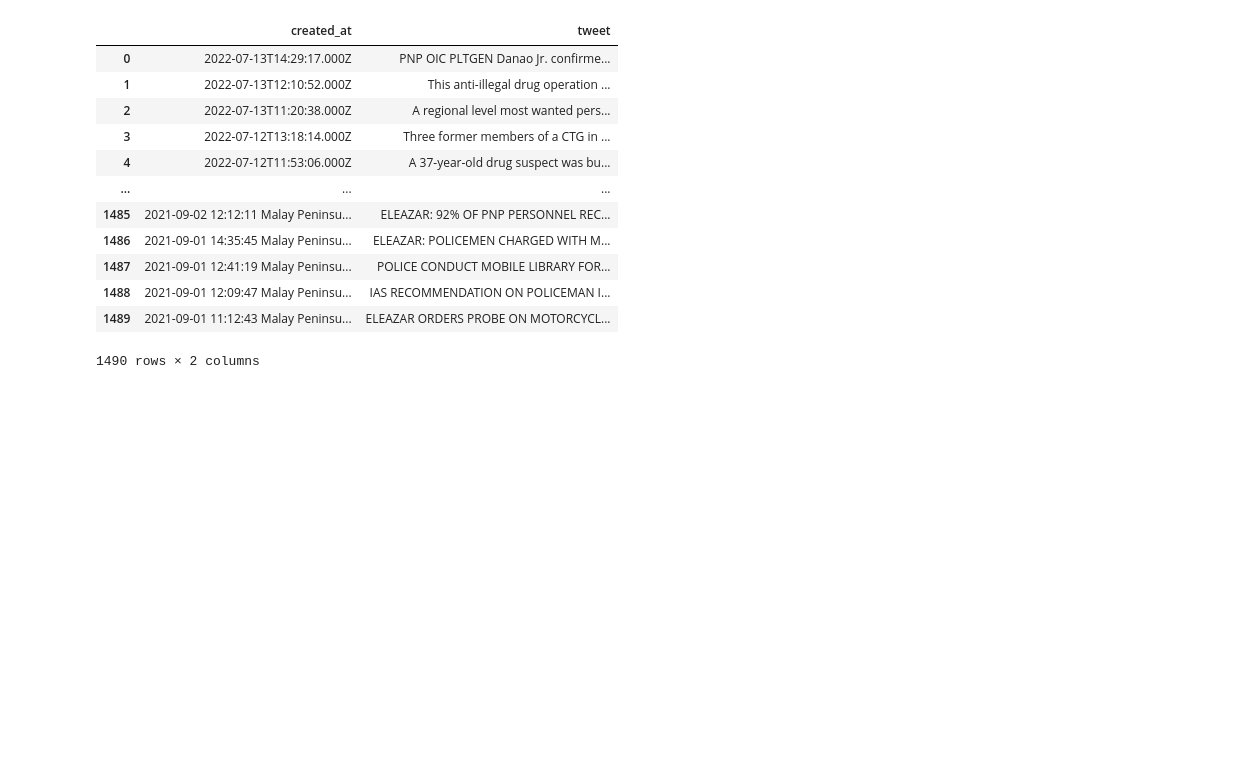
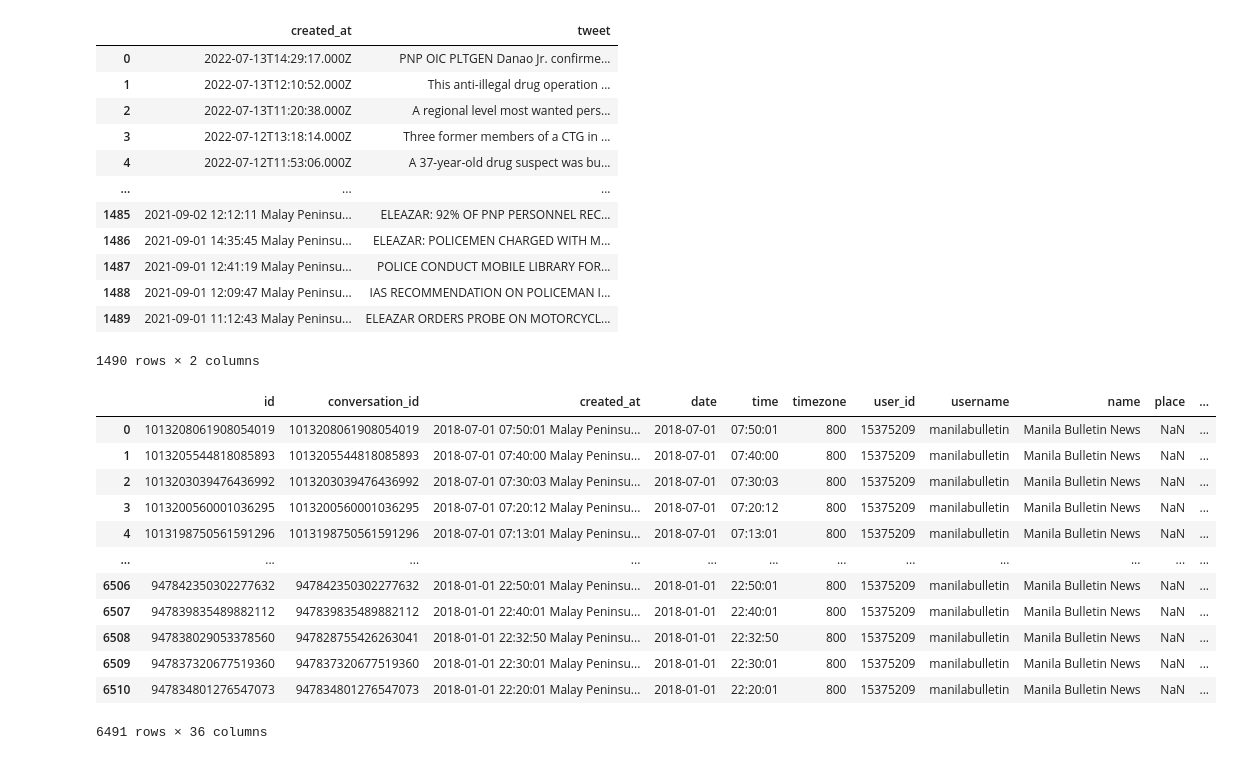
Before and after one commit to maxantl/finalproject-crimemapping, a Jupyter notebook: Jupyter/Project.ipynb, the cells around one changed output. Saved outputs shown, nothing was run; the diff lists cells and outputs as text; code cells hidden in the pictures; blank space fills up the shorter version.

```diff
--- a/Jupyter/Project.ipynb
+++ b/Jupyter/Project.ipynb
@@ -33,3 +31,35 @@ final_df = pd.read_csv('Datasets/type_data.csv',encoding="ISO-8859-1")
+# %%
+#final_df = pd.read_csv('Datasets/final.csv',encoding="ISO-8859-1")
+final_df = pd.read_csv('Datasets/data7.csv',encoding="ISO-8859-1")
+tweets_to_keep = ['murder','assassinate','massacre','massacred','drug',
+                  'shabu','drugs','cppnpa','ctg','terrorist','murdered',
+                  'terrorism','homicide','regicide','butcher','resisted',
+                  'resistance','smuggling','smuggle','smuggled','theft',
+                  'robbery','rape','carnapping','assault','marijuana',
+                  'private armed group','buy-bust','kidnap','kidnapping',
+                  'battery','sexual assault','molest','molestation',
+                  'defilement','deflowering','hijack','hijacking',
+                  'abduction','mugging','steal','stealing','thieving',
+                  'robbing','shoplift','shoplifting','holdup','mugging',
+                  'contraband','export','arrest','arrested','busted','fraud',
+                  'fraudulent','scam','counterfeit','forgery']
+
+final_df=final_df.drop_duplicates()
+final_df
+# %% [output]
+|  | id | conversation_id | created_at | date | time | timezone | user_id | username | name | place | ... |
+| 0 | 1013208061908054019 | 1013208061908054019 | 2018-07-01 07:50:01 Malay Peninsu... | 2018-07-01 | 07:50:01 | 800 | 15375209 | manilabulletin | Manila Bulletin News | NaN | ... |
+| 1 | 1013205544818085893 | 1013205544818085893 | 2018-07-01 07:40:00 Malay Peninsu... | 2018-07-01 | 07:40:00 | 800 | 15375209 | manilabulletin | Manila Bulletin News | NaN | ... |
+| 2 | 1013203039476436992 | 1013203039476436992 | 2018-07-01 07:30:03 Malay Peninsu... | 2018-07-01 | 07:30:03 | 800 | 15375209 | manilabulletin | Manila Bulletin News | NaN | ... |
+| 3 | 1013200560001036295 | 1013200560001036295 | 2018-07-01 07:20:12 Malay Peninsu... | 2018-07-01 | 07:20:12 | 800 | 15375209 | manilabulletin | Manila Bulletin News | NaN | ... |
+| 4 | 1013198750561591296 | 1013198750561591296 | 2018-07-01 07:13:01 Malay Peninsu... | 2018-07-01 | 07:13:01 | 800 | 15375209 | manilabulletin | Manila Bulletin News | NaN | ... |
+| ... | ... | ... | ... | ... | ... | ... | ... | ... | ... | ... | ... |
+| 6506 | 947842350302277632 | 947842350302277632 | 2018-01-01 22:50:01 Malay Peninsu... | 2018-01-01 | 22:50:01 | 800 | 15375209 | manilabulletin | Manila Bulletin News | NaN | ... |
+| 6507 | 947839835489882112 | 947839835489882112 | 2018-01-01 22:40:01 Malay Peninsu... | 2018-01-01 | 22:40:01 | 800 | 15375209 | manilabulletin | Manila Bulletin News | NaN | ... |
+| 6508 | 947838029053378560 | 947828755426263041 | 2018-01-01 22:32:50 Malay Peninsu... | 2018-01-01 | 22:32:50 | 800 | 15375209 | manilabulletin | Manila Bulletin News | NaN | ... |
+| 6509 | 947837320677519360 | 947837320677519360 | 2018-01-01 22:30:01 Malay Peninsu... | 2018-01-01 | 22:30:01 | 800 | 15375209 | manilabulletin | Manila Bulletin News | NaN | ... |
+| 6510 | 947834801276547073 | 947834801276547073 | 2018-01-01 22:20:01 Malay Peninsu... | 2018-01-01 | 22:20:01 | 800 | 15375209 | manilabulletin | Manila Bulletin News | NaN | ... |
+6491 rows × 36 columns
 # %%
 import re
 from nltk.tokenize import word_tokenize
```
Also changed, not shown: parts of 20 cells of this notebook, 5 other files.
